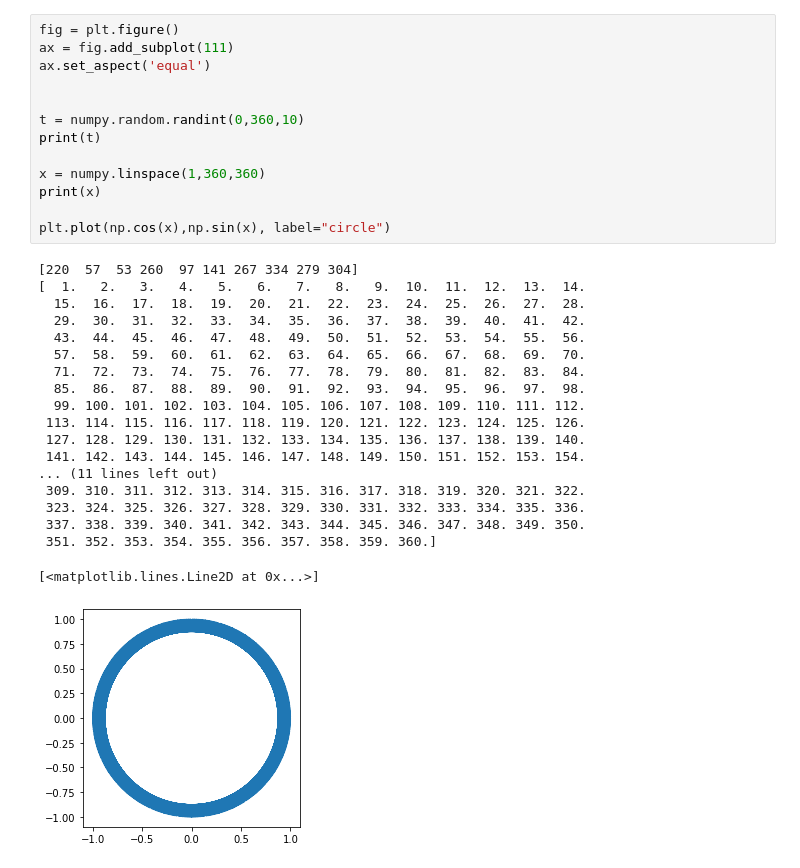
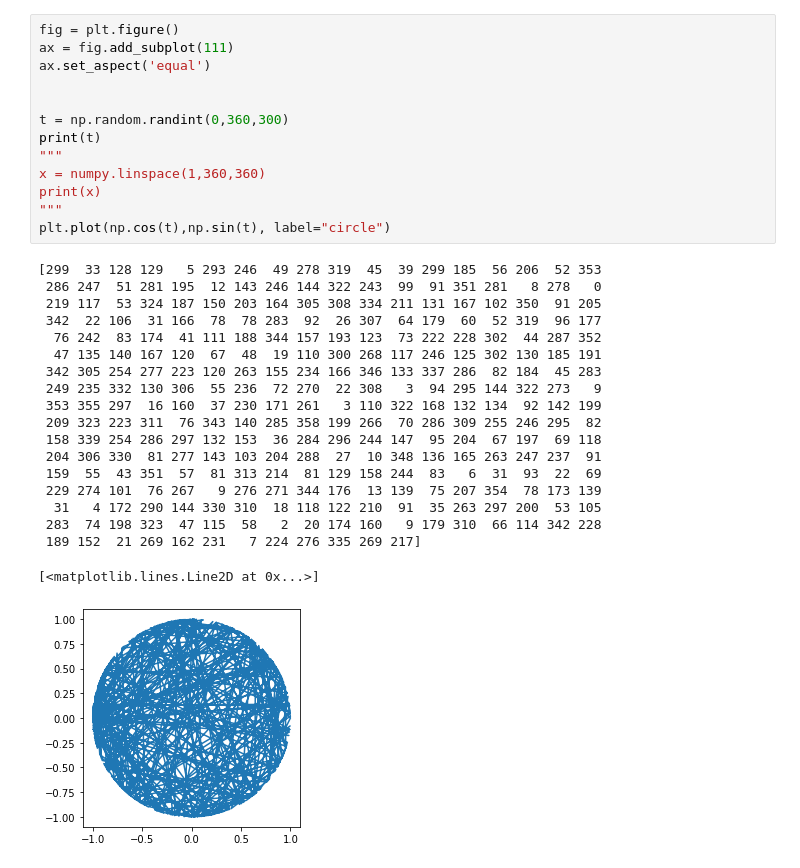
Before and after one commit to salmon9/-, a Jupyter notebook: Untitled0.ipynb, the cells around one changed output. Drawn from its saved outputs; the diff is of its cells as text.

```diff
--- a/Untitled0.ipynb
+++ b/Untitled0.ipynb
@@ -13,33 +6,33 @@ import matplotlib.pyplot as plt
 # %%
 fig = plt.figure()
 ax = fig.add_subplot(111)
 ax.set_aspect('equal')
 
 
-t = numpy.random.randint(0,360,10)
+t = np.random.randint(0,360,300)
 print(t)
-
+"""
 x = numpy.linspace(1,360,360)
 print(x)
-
-plt.plot(np.cos(x),np.sin(x), label="circle")
+"""
+plt.plot(np.cos(t),np.sin(t), label="circle")
 # %% [output]
-[220  57  53 260  97 141 267 334 279 304]
-[  1.   2.   3.   4.   5.   6.   7.   8.   9.  10.  11.  12.  13.  14.
-  15.  16.  17.  18.  19.  20.  21.  22.  23.  24.  25.  26.  27.  28.
-  29.  30.  31.  32.  33.  34.  35.  36.  37.  38.  39.  40.  41.  42.
-  43.  44.  45.  46.  47.  48.  49.  50.  51.  52.  53.  54.  55.  56.
-  57.  58.  59.  60.  61.  62.  63.  64.  65.  66.  67.  68.  69.  70.
-  71.  72.  73.  74.  75.  76.  77.  78.  79.  80.  81.  82.  83.  84.
-  85.  86.  87.  88.  89.  90.  91.  92.  93.  94.  95.  96.  97.  98.
-  99. 100. 101. 102. 103. 104. 105. 106. 107. 108. 109. 110. 111. 112.
- 113. 114. 115. 116. 117. 118. 119. 120. 121. 122. 123. 124. 125. 126.
- 127. 128. 129. 130. 131. 132. 133. 134. 135. 136. 137. 138. 139. 140.
- 141. 142. 143. 144. 145. 146. 147. 148. 149. 150. 151. 152. 153. 154.
-... (11 lines left out)
- 309. 310. 311. 312. 313. 314. 315. 316. 317. 318. 319. 320. 321. 322.
- 323. 324. 325. 326. 327. 328. 329. 330. 331. 332. 333. 334. 335. 336.
- 337. 338. 339. 340. 341. 342. 343. 344. 345. 346. 347. 348. 349. 350.
- 351. 352. 353. 354. 355. 356. 357. 358. 359. 360.]
+[299  33 128 129   5 293 246  49 278 319  45  39 299 185  56 206  52 353
+ 286 247  51 281 195  12 143 246 144 322 243  99  91 351 281   8 278   0
+ 219 117  53 324 187 150 203 164 305 308 334 211 131 167 102 350  91 205
+ 342  22 106  31 166  78  78 283  92  26 307  64 179  60  52 319  96 177
+  76 242  83 174  41 111 188 344 157 193 123  73 222 228 302  44 287 352
+  47 135 140 167 120  67  48  19 110 300 268 117 246 125 302 130 185 191
+ 342 305 254 277 223 120 263 155 234 166 346 133 337 286  82 184  45 283
+ 249 235 332 130 306  55 236  72 270  22 308   3  94 295 144 322 273   9
+ 353 355 297  16 160  37 230 171 261   3 110 322 168 132 134  92 142 199
+ 209 323 223 311  76 343 140 285 358 199 266  70 286 309 255 246 295  82
+ 158 339 254 286 297 132 153  36 284 296 244 147  95 204  67 197  69 118
+ 204 306 330  81 277 143 103 204 288  27  10 348 136 165 263 247 237  91
+ 159  55  43 351  57  81 313 214  81 129 158 244  83   6  31  93  22  69
+ 229 274 101  76 267   9 276 271 344 176  13 139  75 207 354  78 173 139
+  31   4 172 290 144 330 310  18 118 122 210  91  35 263 297 200  53 105
+ 283  74 198 323  47 115  58   2  20 174 160   9 179 310  66 114 342 228
+ 189 152  21 269 162 231   7 224 276 335 269 217]
 [<matplotlib.lines.Line2D at 0x...>]
-[figure, old version]
+[figure, new version]
```
Also changed, not shown: parts of 1 cell of this notebook.
